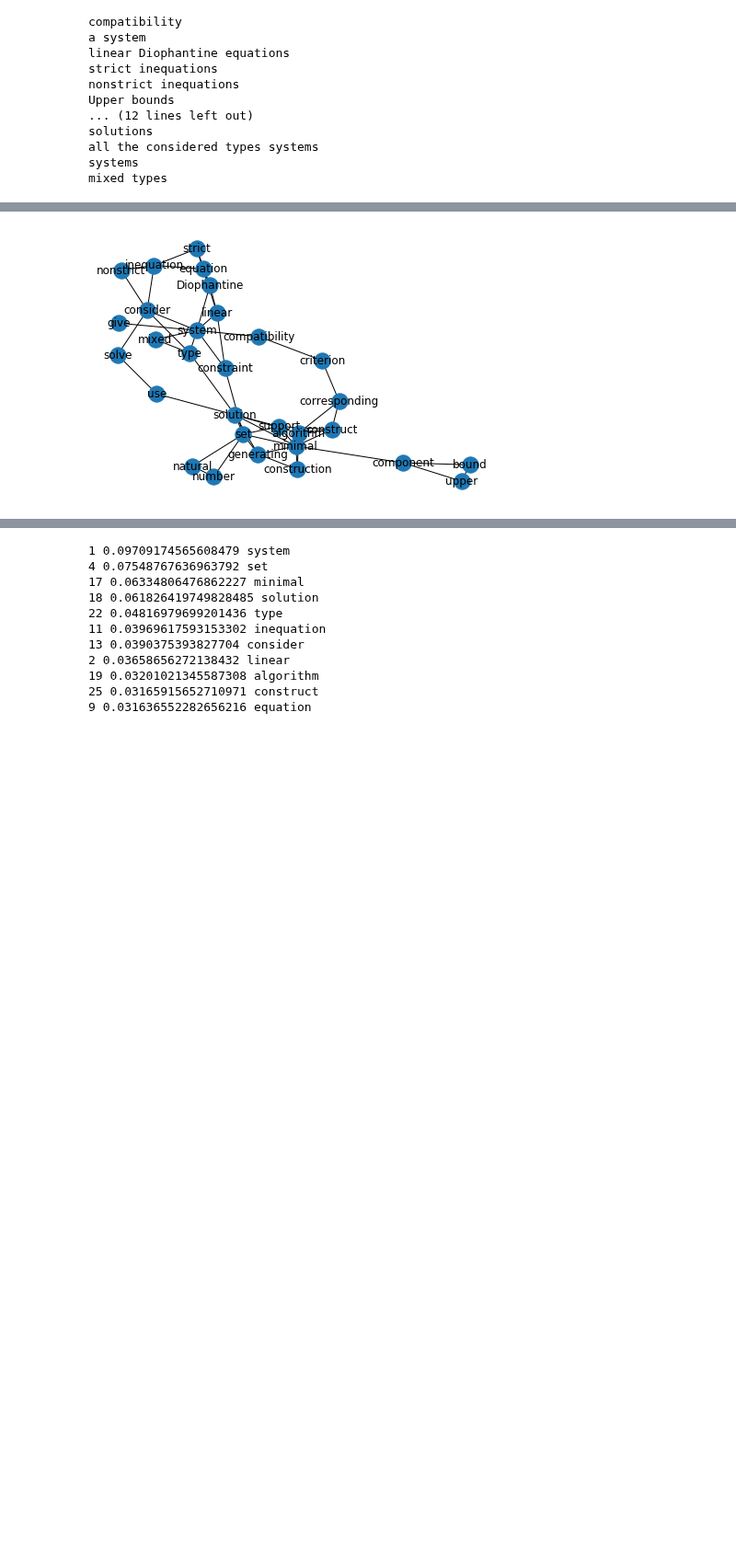
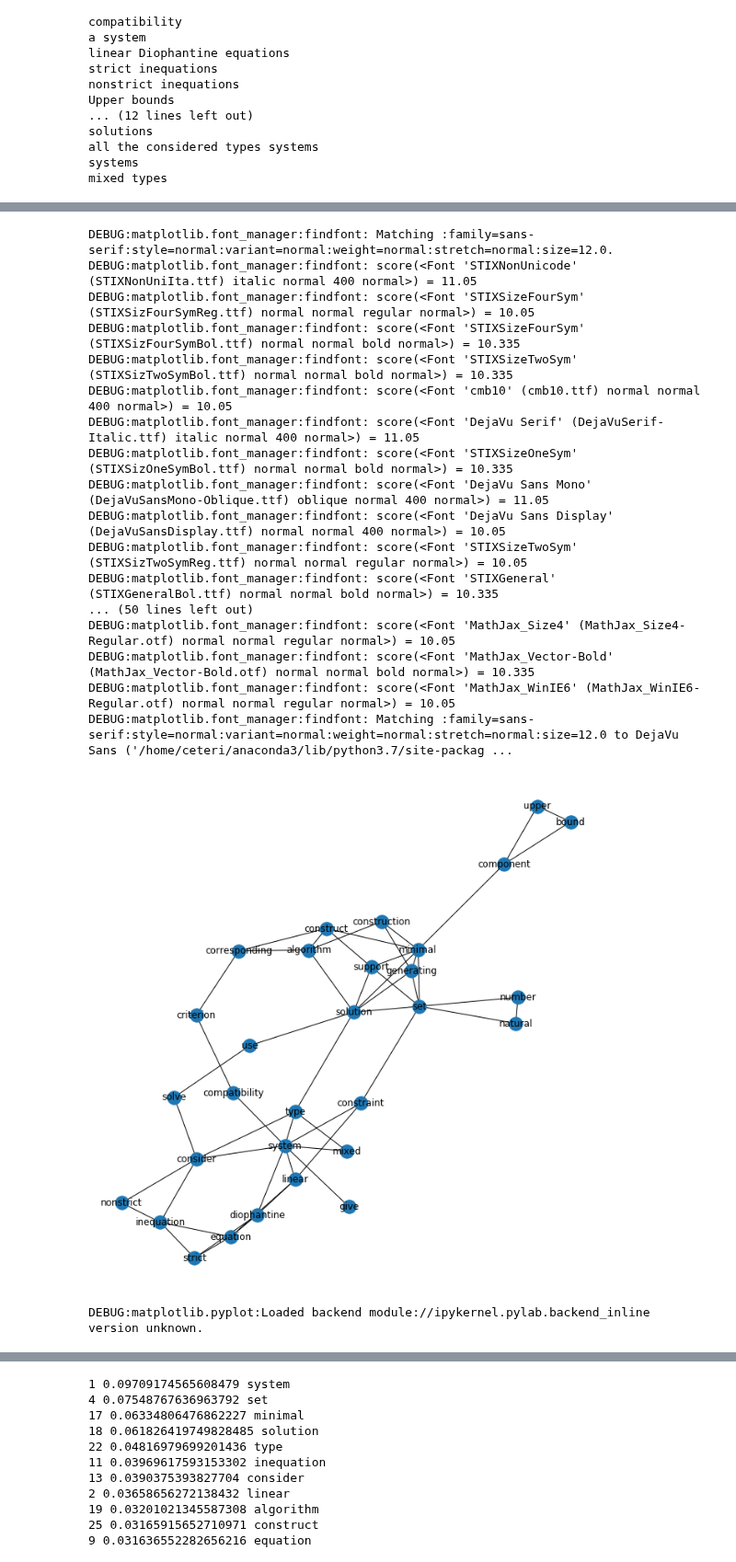
Before and after one commit to DerwenAI/spaCy_tuTorial, a Jupyter notebook: Text_Rank.ipynb, the cells around one changed output, grey strips where cells are left out. Shown at 92% size. Cells and saved outputs as stored; diff of their text form; code cells hidden in the pictures; blank space fills up the shorter version.

Commit message:
better logging/debug for the notebook

```diff
--- a/Text_Rank.ipynb
+++ b/Text_Rank.ipynb
@@ -128,11 +160,9 @@ prev_tok 12 5
 # %%
-# collect a dict of the labels for the lemma graph
-
 labels = {}
 keys = list(seen_lemma.keys())
 
 for i in range(len(seen_lemma)):
-    labels[i] = keys[i][0]
+    labels[i] = keys[i][0].lower()
 
 labels
 # %% [output]
@@ -157,8 +189,9 @@ labels
 %matplotlib inline
 import matplotlib.pyplot as plt
 
-# visualize the lemma graph
+fig = plt.figure(figsize=(9, 9))
 pos = nx.spring_layout(lemma_graph)
+
 nx.draw(lemma_graph, pos=pos, with_labels=False, font_weight="bold")
 nx.draw_networkx_labels(lemma_graph, pos, labels)
 # %% [output]
@@ -182 +227,19 @@ nx.draw_networkx_labels(lemma_graph, pos, labels)
+DEBUG:matplotlib.font_manager:findfont: Matching :family=sans-serif:style=normal:variant=normal:weight=normal:stretch=normal:size=12.0.
+DEBUG:matplotlib.font_manager:findfont: score(<Font 'STIXNonUnicode' (STIXNonUniIta.ttf) italic normal 400 normal>) = 11.05
+DEBUG:matplotlib.font_manager:findfont: score(<Font 'STIXSizeFourSym' (STIXSizFourSymReg.ttf) normal normal regular normal>) = 10.05
+DEBUG:matplotlib.font_manager:findfont: score(<Font 'STIXSizeFourSym' (STIXSizFourSymBol.ttf) normal normal bold normal>) = 10.335
+DEBUG:matplotlib.font_manager:findfont: score(<Font 'STIXSizeTwoSym' (STIXSizTwoSymBol.ttf) normal normal bold normal>) = 10.335
+DEBUG:matplotlib.font_manager:findfont: score(<Font 'cmb10' (cmb10.ttf) normal normal 400 normal>) = 10.05
+DEBUG:matplotlib.font_manager:findfont: score(<Font 'DejaVu Serif' (DejaVuSerif-Italic.ttf) italic normal 400 normal>) = 11.05
+DEBUG:matplotlib.font_manager:findfont: score(<Font 'STIXSizeOneSym' (STIXSizOneSymBol.ttf) normal normal bold normal>) = 10.335
+DEBUG:matplotlib.font_manager:findfont: score(<Font 'DejaVu Sans Mono' (DejaVuSansMono-Oblique.ttf) oblique normal 400 normal>) = 11.05
+DEBUG:matplotlib.font_manager:findfont: score(<Font 'DejaVu Sans Display' (DejaVuSansDisplay.ttf) normal normal 400 normal>) = 10.05
+DEBUG:matplotlib.font_manager:findfont: score(<Font 'STIXSizeTwoSym' (STIXSizTwoSymReg.ttf) normal normal regular normal>) = 10.05
+DEBUG:matplotlib.font_manager:findfont: score(<Font 'STIXGeneral' (STIXGeneralBol.ttf) normal normal bold normal>) = 10.335
+... (50 lines left out)
+DEBUG:matplotlib.font_manager:findfont: score(<Font 'MathJax_Size4' (MathJax_Size4-Regular.otf) normal normal regular normal>) = 10.05
+DEBUG:matplotlib.font_manager:findfont: score(<Font 'MathJax_Vector-Bold' (MathJax_Vector-Bold.otf) normal normal bold normal>) = 10.335
+DEBUG:matplotlib.font_manager:findfont: score(<Font 'MathJax_WinIE6' (MathJax_WinIE6-Regular.otf) normal normal regular normal>) = 10.05
+DEBUG:matplotlib.font_manager:findfont: Matching :family=sans-serif:style=normal:variant=normal:weight=normal:stretch=normal:size=12.0 to DejaVu Sans ('/home/ceteri/anaconda3/lib/python3.7/site-packag ...
-[figure, old version]
+[figure, new version]
+DEBUG:matplotlib.pyplot:Loaded backend module://ipykernel.pylab.backend_inline version unknown.
```
Also changed, not shown: parts of 34 cells of this notebook.
